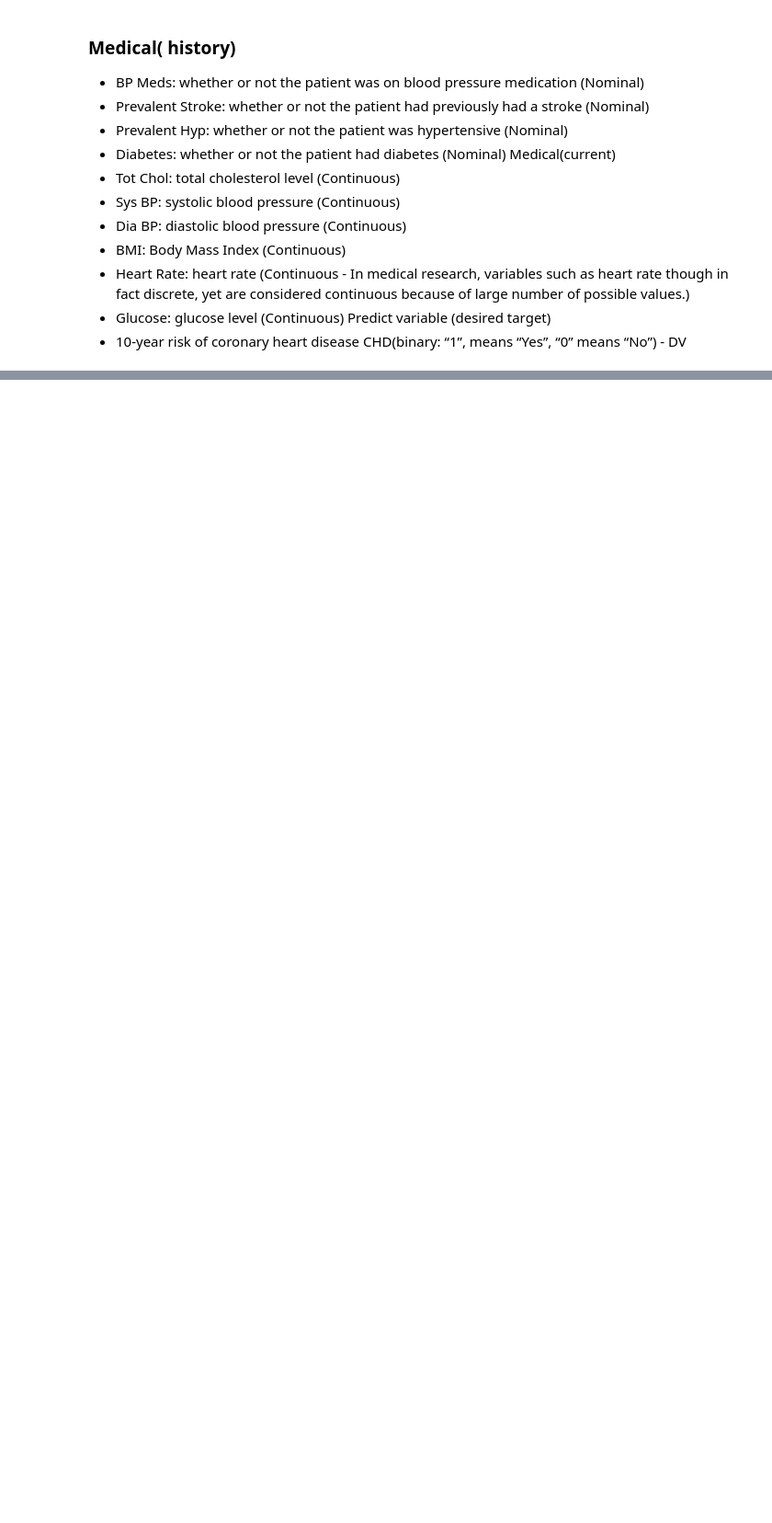
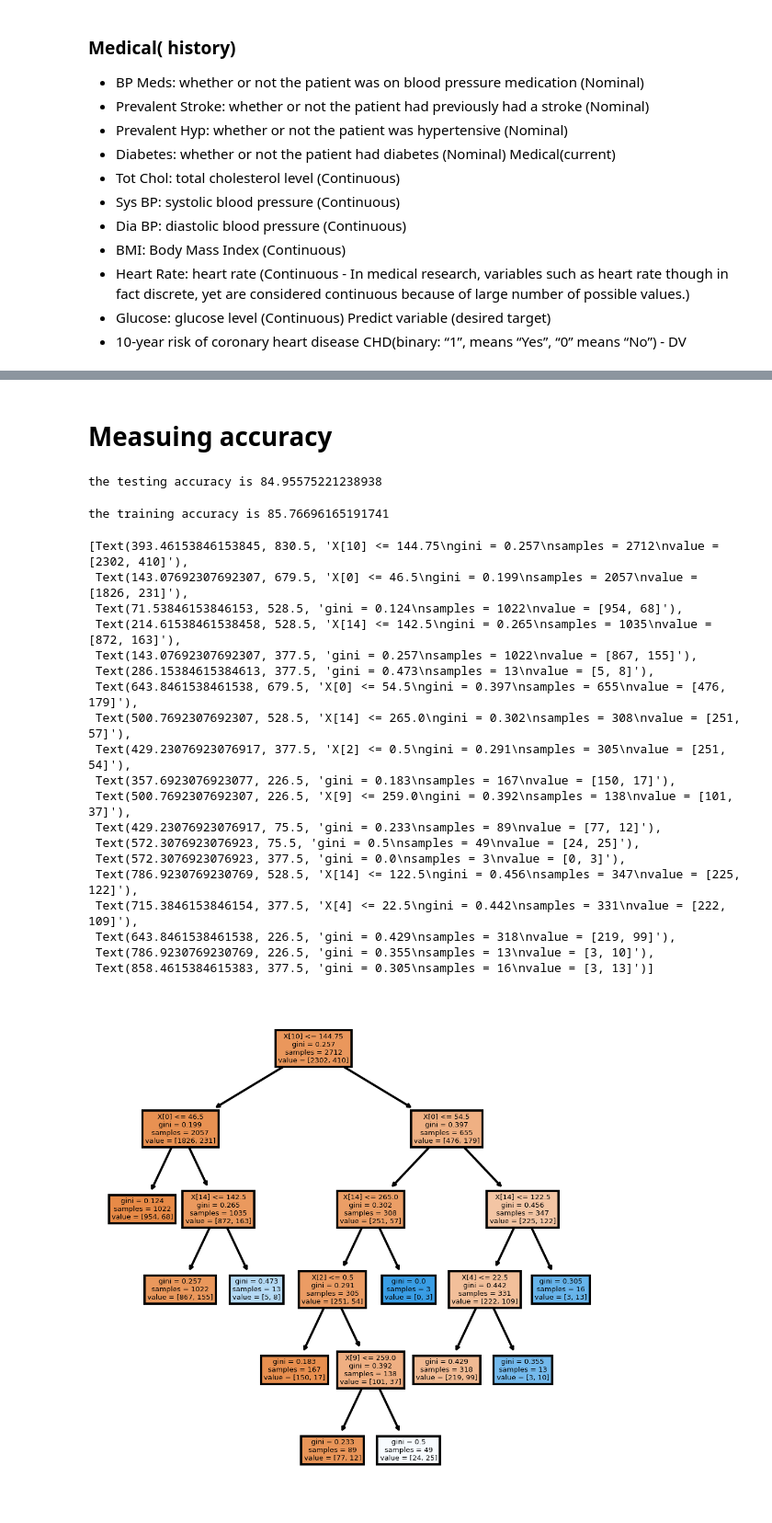
Before and after one commit to ameenattar92/Cardiovascular-Risk-Prediction, a Jupyter notebook: Vridhi_Cardiovascular_Risk_Prediction.ipynb, the cells around one changed output, grey strips where cells are left out. Shown: that part at 92% size. Saved outputs shown, nothing was run; the diff lists cells and outputs as text; code cells hidden in the pictures; blank space fills up the shorter version.

```diff
--- a/Vridhi_Cardiovascular_Risk_Prediction.ipynb
+++ b/Vridhi_Cardiovascular_Risk_Prediction.ipynb
@@ -41,0 +141,3 @@ DV
+# %%
+df['sex'] = df['sex'].apply(lambda x: 1 if x=='M' else 0)
+df['is_smoking'] = df['is_smoking'].apply(lambda x: 1 if x=='YES' else 0)
@@ -41,0 +156,3 @@ DV
+# %%
+X = df.drop(columns='TenYearCHD').values
+y = df['TenYearCHD'].values
@@ -41,0 +165,2 @@ DV
+# %%
+X_train,X_test,y_train,y_test = train_test_split(X,y,test_size = 0.2,random_state=324)
@@ -41,0 +177,4 @@ DV
+# %%
+# now we train and build our model
+decision_tree_model = DecisionTreeClassifier(criterion="gini",max_leaf_nodes= 10,random_state=0)
+decision_tree_model.fit(X_train,y_train)
@@ -41,0 +205,12 @@ DV
+# %% [markdown]
+# Measuing accuracy
+# %%
+testing_accuracy = accuracy_score(y_test, test_preds) * 100
+print(f'the testing accuracy is {testing_accuracy}')
+# %% [output]
+the testing accuracy is 84.95575221238938
+# %%
+training_accuracy = accuracy_score(y_train,train_preds) *100
+print(f'the training accuracy is {training_accuracy}')
+# %% [output]
+the training accuracy is 85.76696165191741
@@ -41,0 +220,24 @@ DV
+# %%
+fig, axes = plt.subplots(nrows = 1,ncols = 1,figsize = (4,4), dpi=300)
+tree.plot_tree(decision_tree_model,filled=True)
+# %% [output]
+[Text(393.46153846153845, 830.5, 'X[10] <= 144.75\ngini = 0.257\nsamples = 2712\nvalue = [2302, 410]'),
+ Text(143.07692307692307, 679.5, 'X[0] <= 46.5\ngini = 0.199\nsamples = 2057\nvalue = [1826, 231]'),
+ Text(71.53846153846153, 528.5, 'gini = 0.124\nsamples = 1022\nvalue = [954, 68]'),
+ Text(214.61538461538458, 528.5, 'X[14] <= 142.5\ngini = 0.265\nsamples = 1035\nvalue = [872, 163]'),
+ Text(143.07692307692307, 377.5, 'gini = 0.257\nsamples = 1022\nvalue = [867, 155]'),
+ Text(286.15384615384613, 377.5, 'gini = 0.473\nsamples = 13\nvalue = [5, 8]'),
+ Text(643.8461538461538, 679.5, 'X[0] <= 54.5\ngini = 0.397\nsamples = 655\nvalue = [476, 179]'),
+ Text(500.7692307692307, 528.5, 'X[14] <= 265.0\ngini = 0.302\nsamples = 308\nvalue = [251, 57]'),
+ Text(429.23076923076917, 377.5, 'X[2] <= 0.5\ngini = 0.291\nsamples = 305\nvalue = [251, 54]'),
+ Text(357.6923076923077, 226.5, 'gini = 0.183\nsamples = 167\nvalue = [150, 17]'),
+ Text(500.7692307692307, 226.5, 'X[9] <= 259.0\ngini = 0.392\nsamples = 138\nvalue = [101, 37]'),
+ Text(429.23076923076917, 75.5, 'gini = 0.233\nsamples = 89\nvalue = [77, 12]'),
+ Text(572.3076923076923, 75.5, 'gini = 0.5\nsamples = 49\nvalue = [24, 25]'),
+ Text(572.3076923076923, 377.5, 'gini = 0.0\nsamples = 3\nvalue = [0, 3]'),
+ Text(786.9230769230769, 528.5, 'X[14] <= 122.5\ngini = 0.456\nsamples = 347\nvalue = [225, 122]'),
+ Text(715.3846153846154, 377.5, 'X[4] <= 22.5\ngini = 0.442\nsamples = 331\nvalue = [222, 109]'),
+ Text(643.8461538461538, 226.5, 'gini = 0.429\nsamples = 318\nvalue = [219, 99]'),
+ Text(786.9230769230769, 226.5, 'gini = 0.355\nsamples = 13\nvalue = [3, 10]'),
+ Text(858.4615384615383, 377.5, 'gini = 0.305\nsamples = 16\nvalue = [3, 13]')]
+[figure, added]
```
Also changed, not shown: parts of 70 cells of this notebook.
